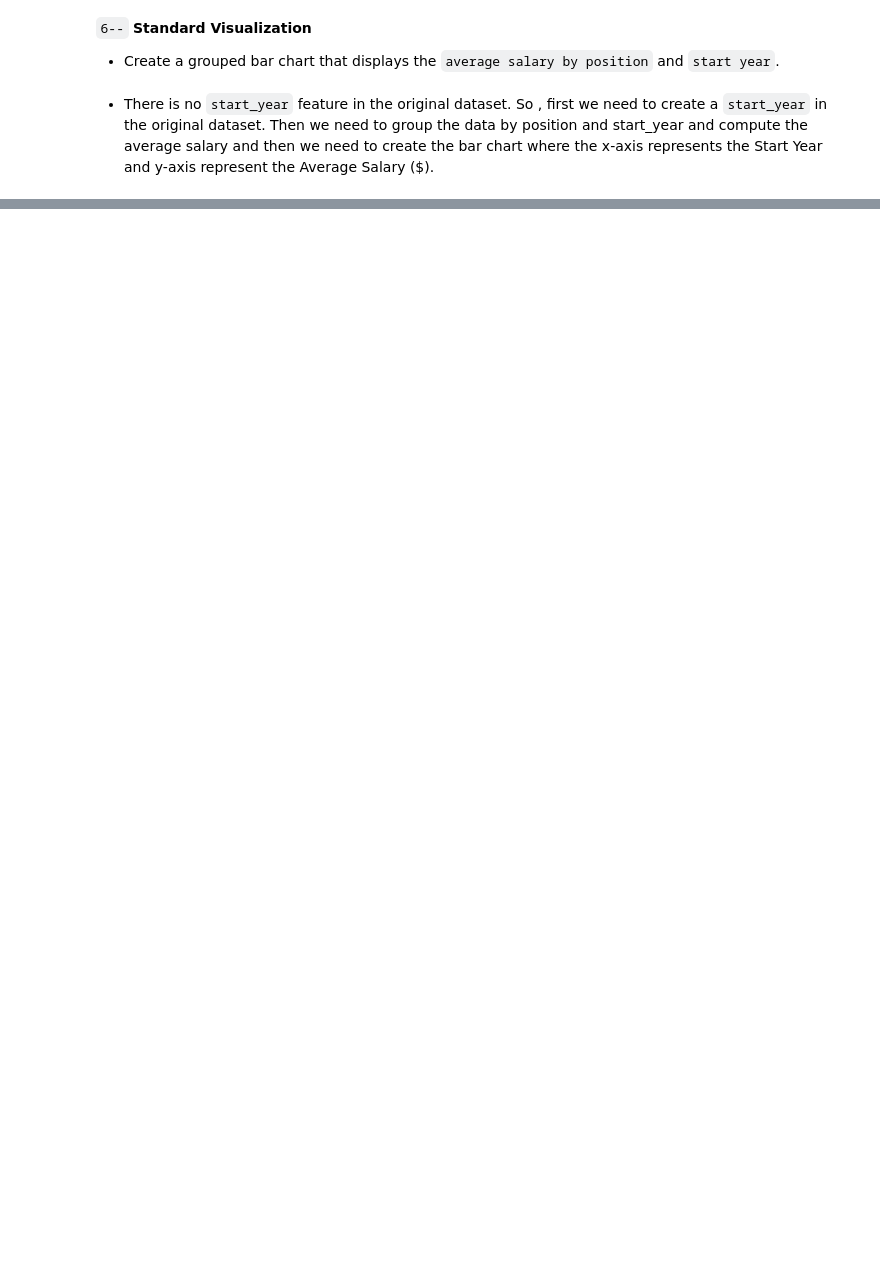
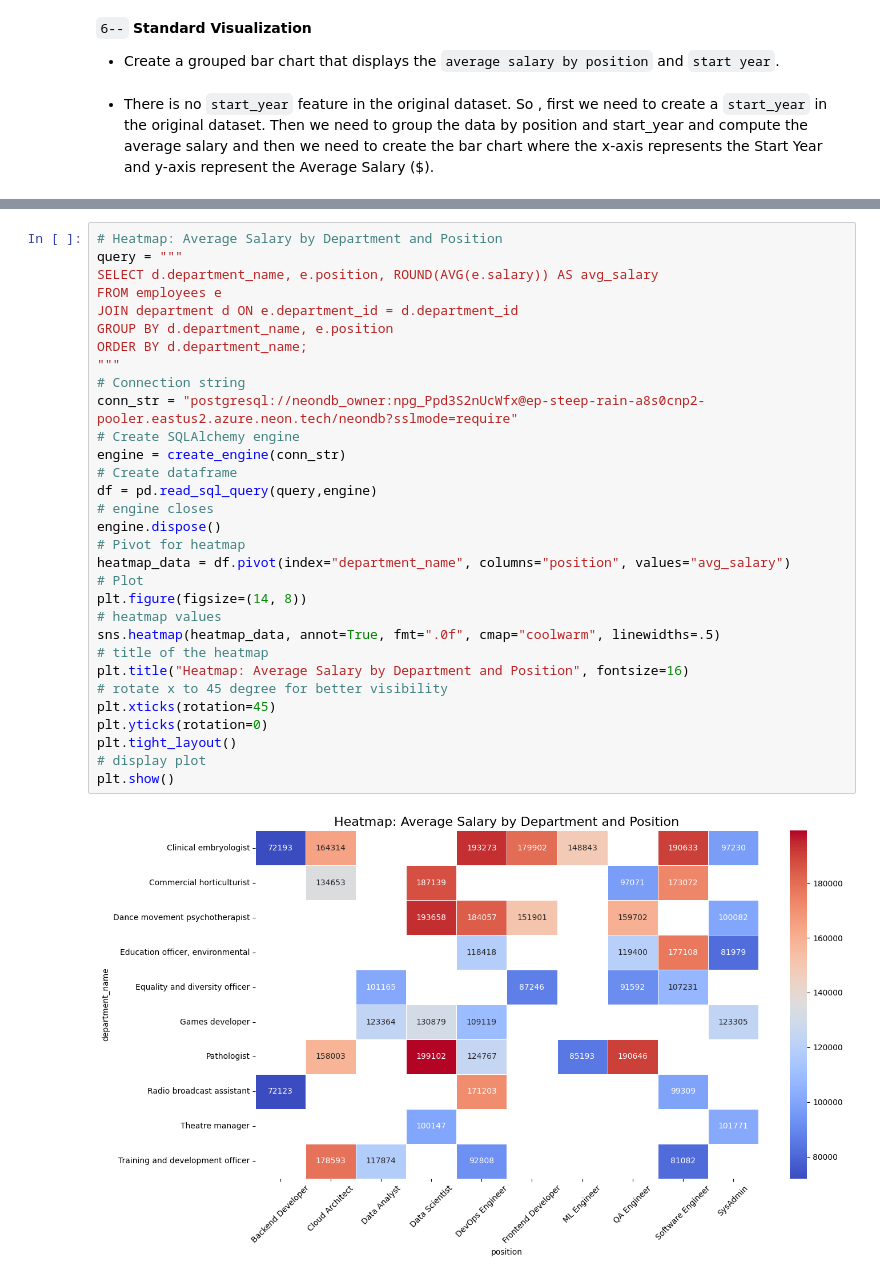
Before and after one commit to theRedeemer997/Lab3_Data-Engineering-EDA-with-Python-SQL-and-Pandas, a Jupyter notebook: labThree.ipynb, the cells around one changed output, grey strips where cells are left out. Cells and saved outputs as stored; diff of their text form; blank space fills up the shorter version.

Commit message:
Advanced Visualization with coclusion and insights

```diff
--- a/labThree.ipynb
+++ b/labThree.ipynb
@@ -330,0 +466,33 @@ plt.show()
+# %%
+# Heatmap: Average Salary by Department and Position
+query = """
+SELECT d.department_name, e.position, ROUND(AVG(e.salary)) AS avg_salary
+FROM employees e
+JOIN department d ON e.department_id = d.department_id
+GROUP BY d.department_name, e.position
+ORDER BY d.department_name;
+"""
+# Connection string
+conn_str = "postgresql://neondb_owner:npg_Ppd3S2nUcWfx@ep-steep-rain-a8s0cnp2-pooler.eastus2.azure.neon.tech/neondb?sslmode=require"
+# Create SQLAlchemy engine
+engine = create_engine(conn_str)
+# Create dataframe
+df = pd.read_sql_query(query,engine)
+# engine closes
+engine.dispose()
+# Pivot for heatmap
+heatmap_data = df.pivot(index="department_name", columns="position", values="avg_salary")
+# Plot
+plt.figure(figsize=(14, 8))
+# heatmap values
+sns.heatmap(heatmap_data, annot=True, fmt=".0f", cmap="coolwarm", linewidths=.5)
+# title of the heatmap
+plt.title("Heatmap: Average Salary by Department and Position", fontsize=16)
+# rotate x to 45 degree for better visibility
+plt.xticks(rotation=45)
+plt.yticks(rotation=0)
+plt.tight_layout()
+# display plot
+plt.show()
+# %% [output]
+[figure, added]
```
Also changed, not shown: parts of 27 cells of this notebook.
